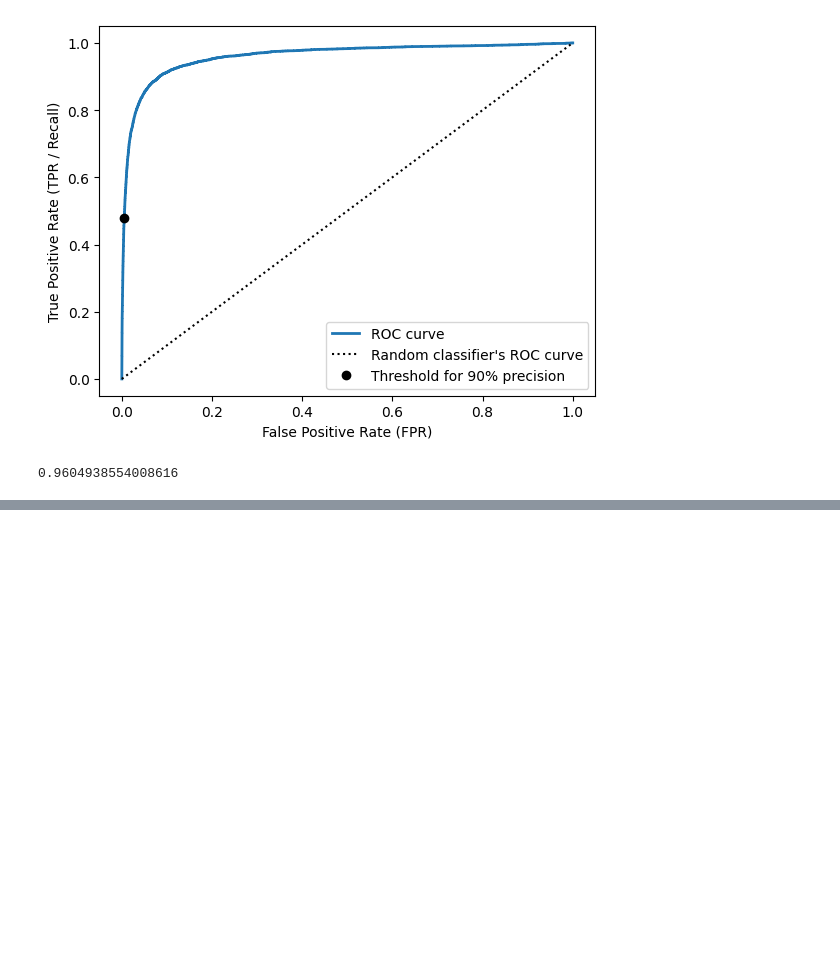
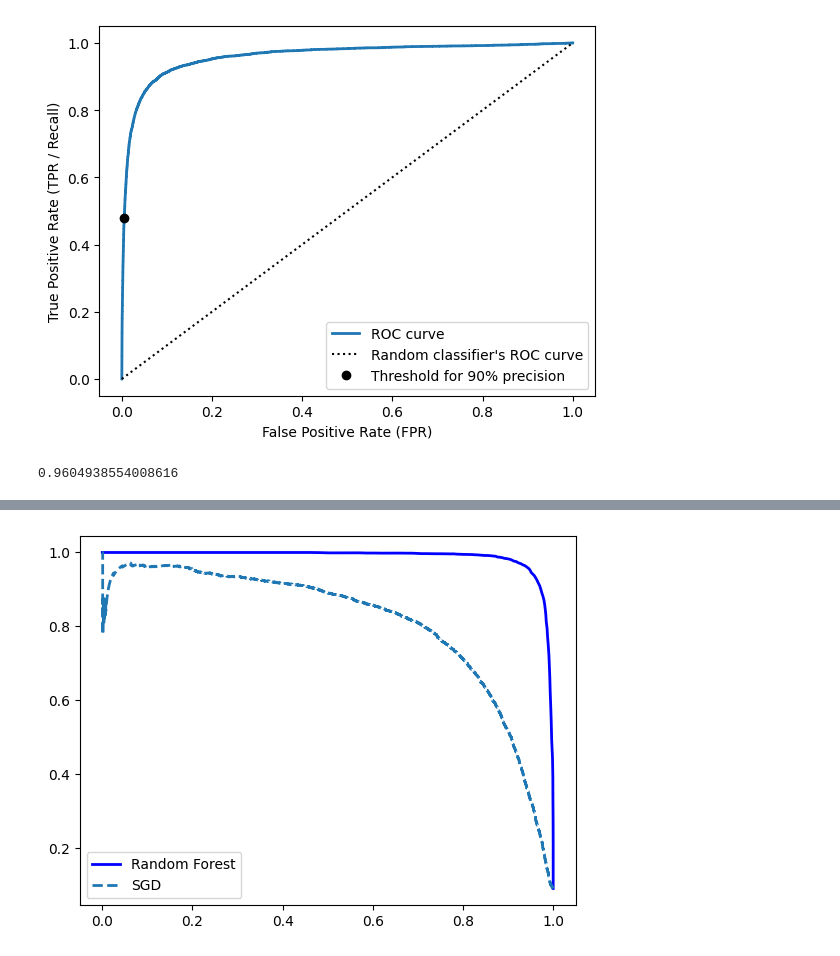
Before and after one commit to sieugene/handson-ml3, a Jupyter notebook: ch3/3_01.ipynb, the cells around one changed output, grey strips where cells are left out. Cells and saved outputs as stored; diff of their text form; code cells hidden in the pictures; blank space fills up the shorter version.

Commit message:
RandomForestClassifier

```diff
--- a/ch3/3_01.ipynb
+++ b/ch3/3_01.ipynb
@@ -493,3 +489,86 @@ forest_clf = RandomForestClassifier(random_state=42)
 # %% [output]
 [figure]
 0.9604938554008616
+# %%
+# Создаем RandomForestClassifier,
+# чтобы сравнить его PR-кривую и F1-score с SGDClassifier
+from sklearn.ensemble import RandomForestClassifier
+
+forest_clf = RandomForestClassifier(random_state=42)
+
+# RandomForest не имеет decision_function(),
+# поэтому используем predict_proba()
+#
+# predict()         -> "это пятёрка"
+# predict_proba()   -> "это пятёрка с вероятностью 92%"
+#
+# predict_proba() возвращает вероятность принадлежности
+# объекта каждому классу:
+#
+# [P(не 5), P(5)]
+#
+# Эти вероятности будем использовать как score
+# для построения Precision-Recall кривой
+y_probas_forest = cross_val_predict(
+    forest_clf, X_train, y_train_5, cv=3, method="predict_proba"
+)
+
+print("y_probas_forest", y_probas_forest[:2])
+
+# пример вывода:
+#
+# [[0.11, 0.89]
+#  [0.99, 0.01]]
+#
+# первое изображение:
+# 0.11 -> вероятность "не 5"
+# 0.89 -> вероятность "5"
+# => модель на 89% уверена, что это пятёрка
+#
+# второе изображение:
+# 0.99 -> вероятность "не 5"
+# 0.01 -> вероятность "5"
+# => модель на 99% уверена, что это не пятёрка
+
+# Берем только столбец положительного класса ("5")
+# : -> взять все строки
+# 1 -> взять столбец с индексом 1 (вероятность класса "5")
+#
+# получим:
+# [0.89, 0.01, ...]
+y_scores_forest = y_probas_forest[:, 1]
+
+# Передаем:
+# y_train_5 -> реальные ответы
+# y_scores_forest -> уверенность модели
+#
+# Функция строит зависимость Precision/Recall
+# при изменении порога уверенности
+precisions_forest, recalls_forest, thresholds_forest = precision_recall_curve(
+    y_train_5, y_scores_forest
+)
+
+# Можно калибровать вероятности через
+# CalibratedClassifierCV
+#
+# До:
+# модель говорит 55%
+# реальность 94%
+#
+# После:
+# модель говорит 92%
+# реальность 94%
+
+plt.plot(recalls_forest, precisions_forest, "b-", linewidth=2, label="Random Forest")
+plt.plot(recalls, precisions, "--", linewidth=2, label="SGD")
+plt.legend()
+plt.show()
+
+# Посмотре на график RandomForestClassifier’s PR намного лучше чем
+# SGDClassifier’s . RandomForestClassifier’s намного ближе к верху вправо
+# Также F1 и ROC auc у него лучше
+
+y_train_pred_forest = y_probas_forest[:, 1] >= 0.5 # positive proba ≥ 50%
+print("f1_score",f1_score(y_train_5, y_train_pred_forest)) # 0.927450980392156 , а было 0.7325171197343847
+print("roc_auc_score", roc_auc_score(y_train_5, y_scores_forest)) # 0.9983436731328145 , а было 0.9604938554008616
+# %% [output]
@@ -495,0 +577 @@ forest_clf = RandomForestClassifier(random_state=42)
+[figure, added]
```
Also changed, not shown: parts of 2 cells of this notebook.
